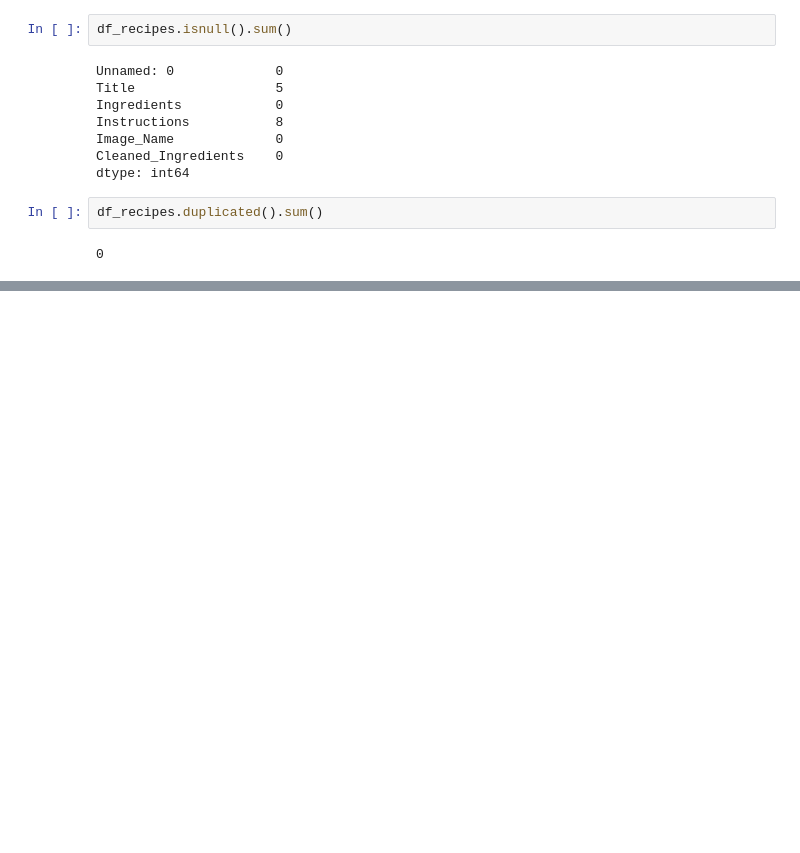
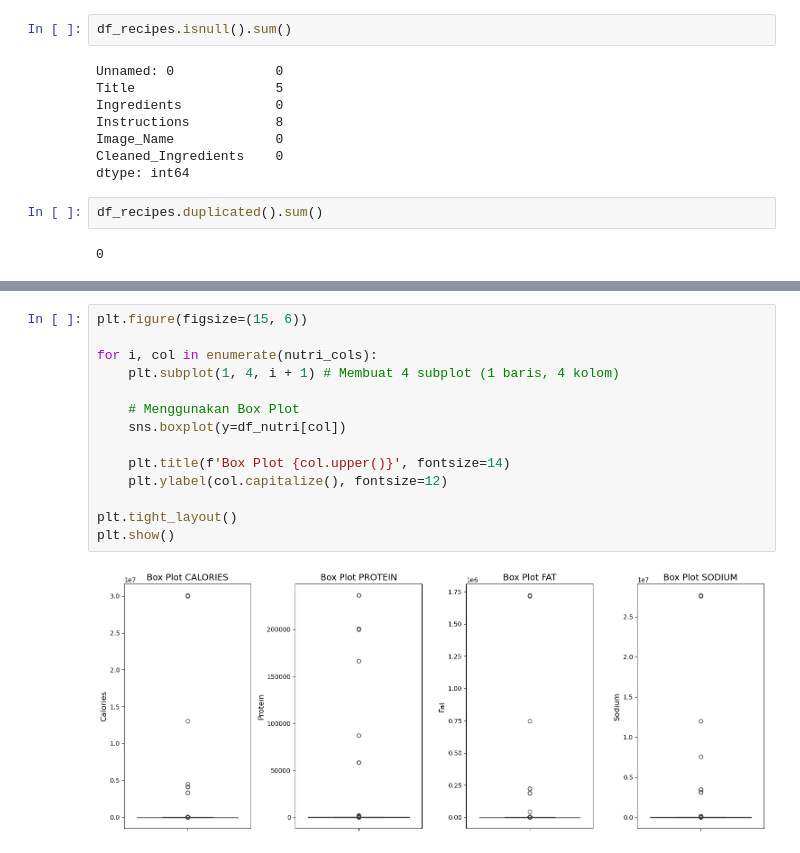
Before and after one commit to neebulaa/trofes-model, a Jupyter notebook: clean-model-script.ipynb, the cells around one changed output, grey strips where cells are left out. Cells and saved outputs as stored; diff of their text form; blank space fills up the shorter version.

```diff
--- a/clean-model-script.ipynb
+++ b/clean-model-script.ipynb
@@ -81,0 +204,16 @@ Hasil EDA data receipt :
+# %%
+plt.figure(figsize=(15, 6))
+
+for i, col in enumerate(nutri_cols):
+    plt.subplot(1, 4, i + 1) # Membuat 4 subplot (1 baris, 4 kolom)
+
+    # Menggunakan Box Plot
+    sns.boxplot(y=df_nutri[col])
+
+    plt.title(f'Box Plot {col.upper()}', fontsize=14)
+    plt.ylabel(col.capitalize(), fontsize=12)
+
+plt.tight_layout()
+plt.show()
+# %% [output]
+[figure, added]
```
Also changed, not shown: parts of 93 cells of this notebook, 10 other files.
